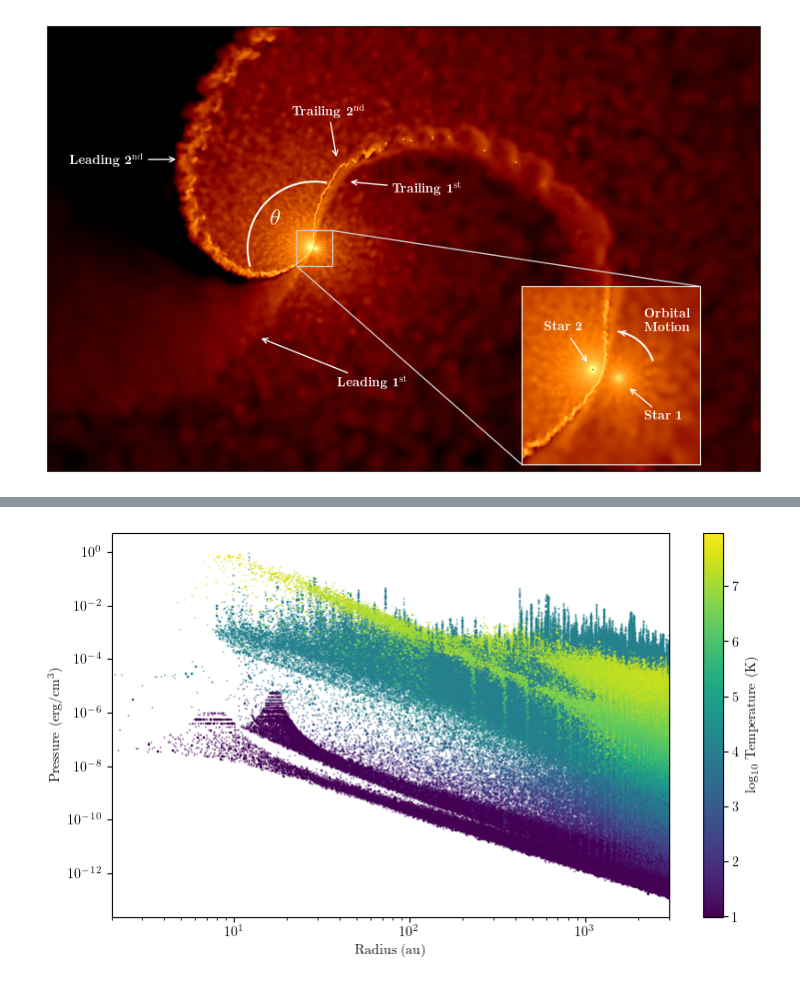
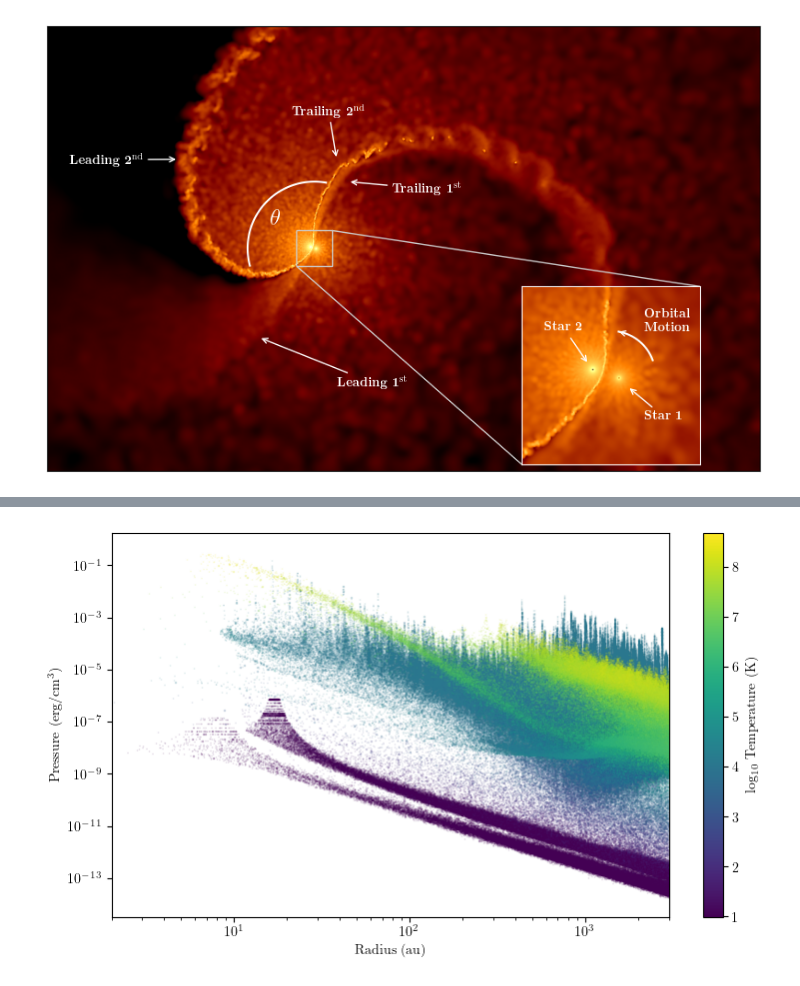
Before and after one commit to ryanwhite1/xenomorph, a Jupyter notebook: Sarracen_test.ipynb, the cells around one changed output, grey strips where cells are left out. Cells and saved outputs as stored; diff of their text form; code cells hidden in the pictures.

```diff
--- a/Sarracen_test.ipynb
+++ b/Sarracen_test.ipynb
@@ -202,22 +202,27 @@ sdf_new
 # %%
 fig, ax = plt.subplots(figsize=(9, 5))
 
 # colour_vals = np.log10(sdf_new['Tdust'])
 # norm_values = colour_vals - np.min(colour_vals)
 # norm_values /= np.max(norm_values)
 cmap = 'viridis'
 # rgb = mpl.colormaps[cmap](norm_values)
 
+sort = np.array(np.argsort(sdf_new['Tdust'])).flatten()
+
 # ax.plot(sdf_new['r'] * _length * cm_to_au, sdf_new['P'] * _density * _energy / _mass, linestyle='', marker=',', markersize=1e-8)
-scatter = ax.scatter(sdf_new['r'] * _length * cm_to_au, sdf_new['P'] * _density * _energy / _mass, c=np.log10(sdf_new['Tdust']), cmap=cmap,
-           marker=',', s=1e-2, rasterized=True)
+scatter = ax.scatter(sdf_new['r'].to_numpy()[sort] * _length * cm_to_au, sdf_new['P'].to_numpy()[sort] * _density * _energy / _mass,
+                     c=np.log10(sdf_new['Tdust'].to_numpy()[sort]), cmap=cmap,
+           marker=',', s=1e-2, rasterized=True, alpha=0.2)
 ax.set(xscale='log', yscale='log',
       xlabel='Radius (au)', ylabel=r'Pressure (erg/cm$^3$)',
       xlim=(2, 3e3))
 
-plt.colorbar(scatter, ax=ax, label=r'log$_{10}$ Temperature (K)')
+cbar = plt.colorbar(scatter, ax=ax, label=r'log$_{10}$ Temperature (K)')
+
+cbar.solids.set(alpha=1)
 
 fig.savefig('Images/MRes_Plots/P_vs_r_gamma1.1.png', dpi=400, bbox_inches='tight')
 fig.savefig('Images/MRes_Plots/P_vs_r_gamma1.1.pdf', dpi=400, bbox_inches='tight')
 # %% [output]
-[figure, old version]
+[figure, new version]
```
Also changed, not shown: parts of 3 cells of this notebook, 7 other files.
